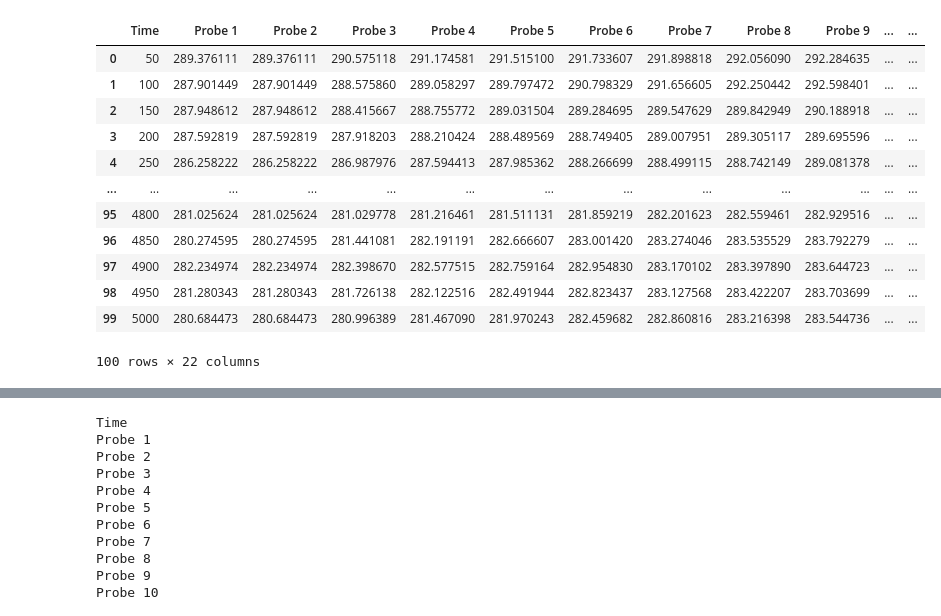
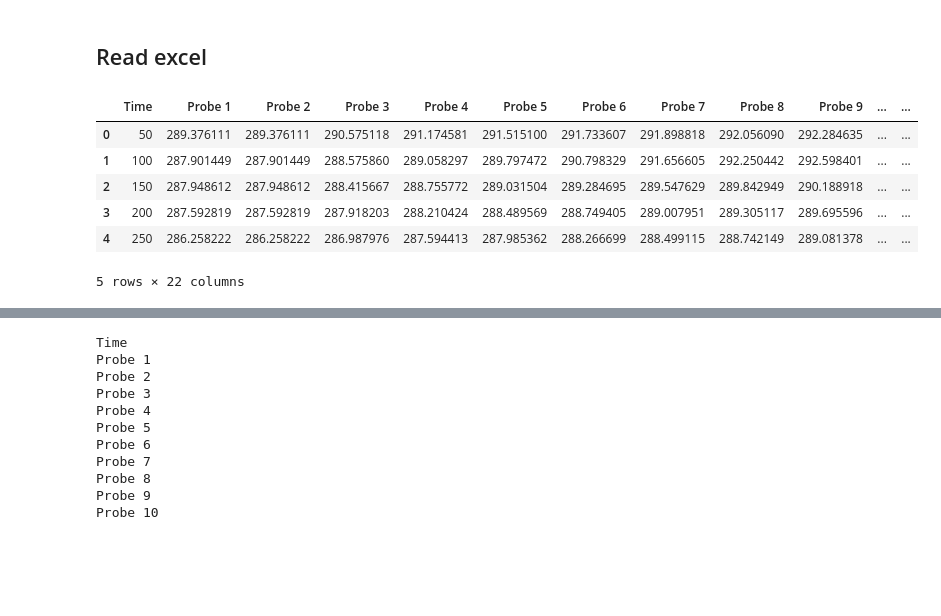
Before and after one commit to 255ribeiro/Algorithmic_Modeling_Special_Training, a Jupyter notebook: docs/Python_Training/dados_py/pandas_intro_02.ipynb, the cells around one changed output, grey strips where cells are left out. Drawn from its saved outputs; the diff is of its cells as text; code cells hidden in the pictures; blank space fills up the shorter version.

```diff
--- a/docs/Python_Training/dados_py/pandas_intro_02.ipynb
+++ b/docs/Python_Training/dados_py/pandas_intro_02.ipynb
@@ -49,21 +8,17 @@ df3.head()
+# %% [markdown]
+## Read excel
 # %%
 VP_0 = pd.read_excel('../data_example/VP_0.xls')
 # %%
-VP_0
+VP_0.head()
 # %% [output]
 |  | Time | Probe 1 | Probe 2 | Probe 3 | Probe 4 | Probe 5 | Probe 6 | Probe 7 | Probe 8 | Probe 9 | ... | ... |
 | 0 | 50 | 289.376111 | 289.376111 | 290.575118 | 291.174581 | 291.515100 | 291.733607 | 291.898818 | 292.056090 | 292.284635 | ... | ... |
 | 1 | 100 | 287.901449 | 287.901449 | 288.575860 | 289.058297 | 289.797472 | 290.798329 | 291.656605 | 292.250442 | 292.598401 | ... | ... |
 | 2 | 150 | 287.948612 | 287.948612 | 288.415667 | 288.755772 | 289.031504 | 289.284695 | 289.547629 | 289.842949 | 290.188918 | ... | ... |
 | 3 | 200 | 287.592819 | 287.592819 | 287.918203 | 288.210424 | 288.489569 | 288.749405 | 289.007951 | 289.305117 | 289.695596 | ... | ... |
 | 4 | 250 | 286.258222 | 286.258222 | 286.987976 | 287.594413 | 287.985362 | 288.266699 | 288.499115 | 288.742149 | 289.081378 | ... | ... |
-| ... | ... | ... | ... | ... | ... | ... | ... | ... | ... | ... | ... | ... |
-| 95 | 4800 | 281.025624 | 281.025624 | 281.029778 | 281.216461 | 281.511131 | 281.859219 | 282.201623 | 282.559461 | 282.929516 | ... | ... |
-| 96 | 4850 | 280.274595 | 280.274595 | 281.441081 | 282.191191 | 282.666607 | 283.001420 | 283.274046 | 283.535529 | 283.792279 | ... | ... |
-| 97 | 4900 | 282.234974 | 282.234974 | 282.398670 | 282.577515 | 282.759164 | 282.954830 | 283.170102 | 283.397890 | 283.644723 | ... | ... |
-| 98 | 4950 | 281.280343 | 281.280343 | 281.726138 | 282.122516 | 282.491944 | 282.823437 | 283.127568 | 283.422207 | 283.703699 | ... | ... |
-| 99 | 5000 | 280.684473 | 280.684473 | 280.996389 | 281.467090 | 281.970243 | 282.459682 | 282.860816 | 283.216398 | 283.544736 | ... | ... |
-100 rows × 22 columns
+5 rows × 22 columns
 # %%
 # to read a xls file you must install some libraries
 #!conda install xlrd
```
Also changed, not shown: parts of 16 cells of this notebook, 4 other files.
